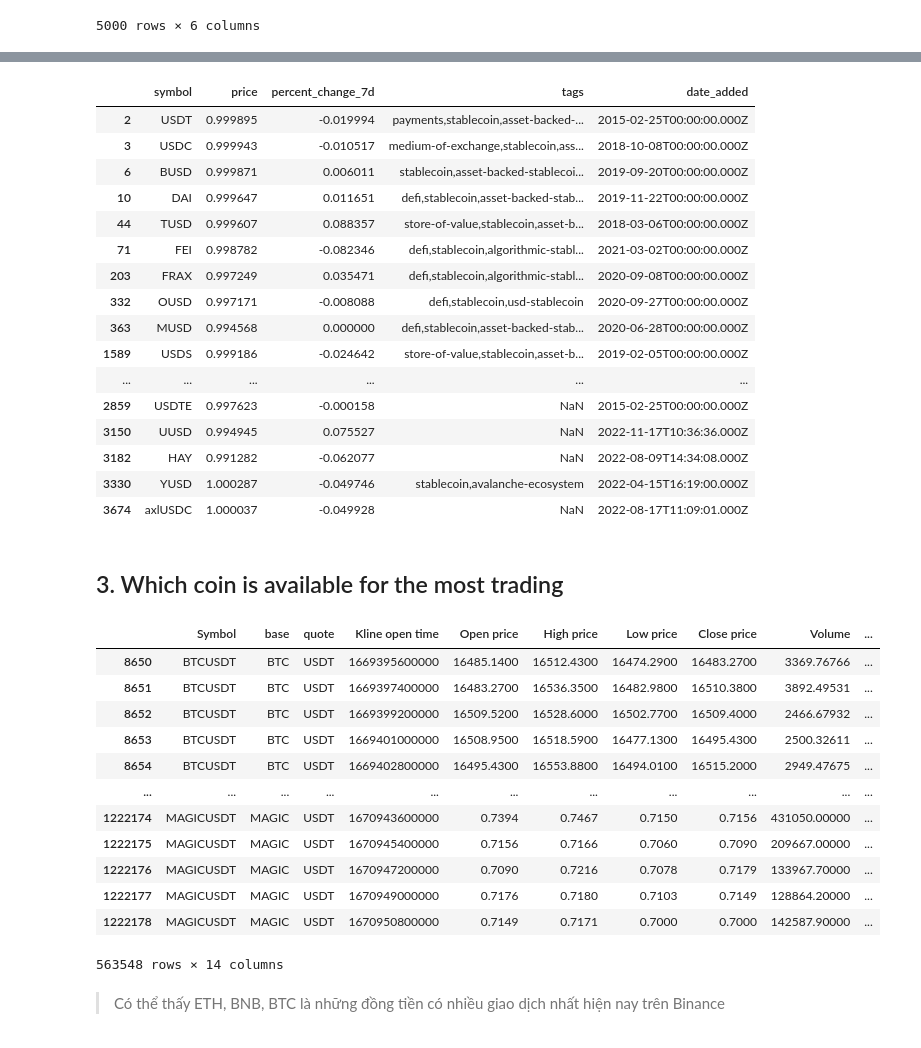
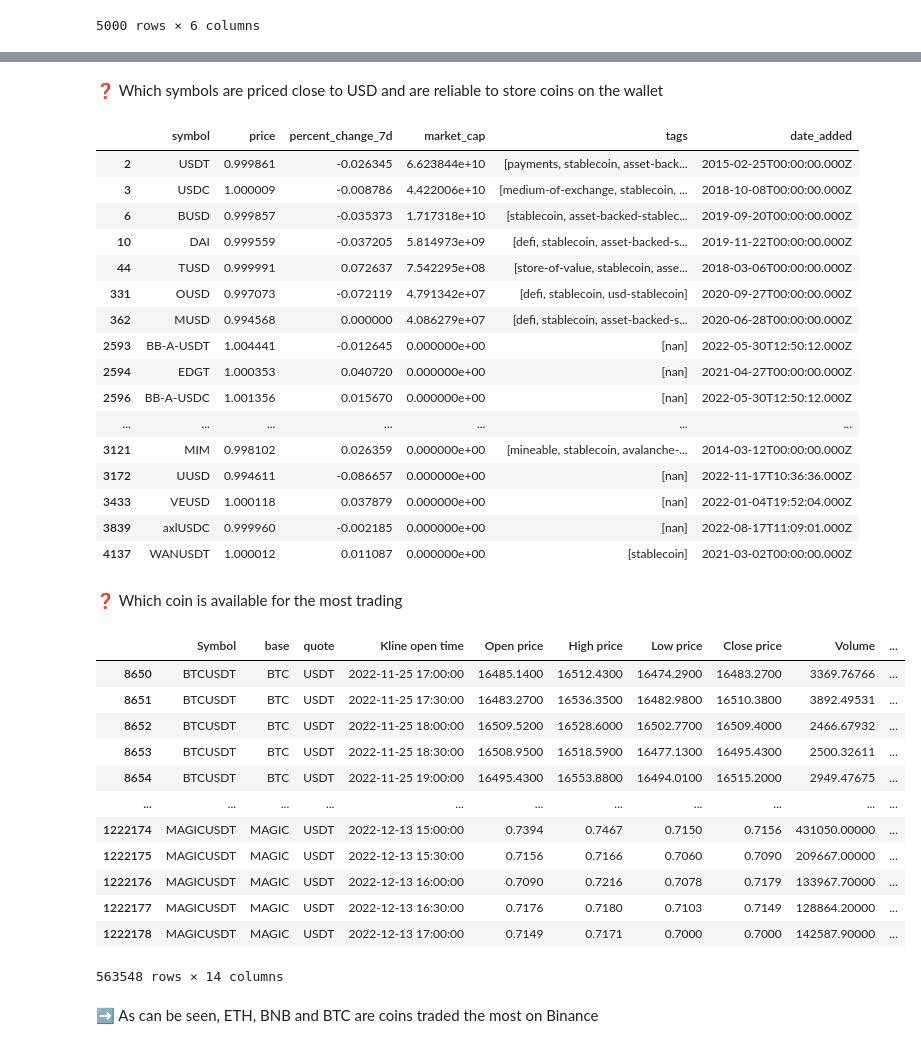
Before and after one commit to nhatruong1009/CryptoPrediction, a Jupyter notebook: src/exploring/Q_Data_Exploration.ipynb, the cells around one changed output, grey strips where cells are left out. Cells and saved outputs as stored; diff of their text form; code cells hidden in the pictures.

```diff
--- a/src/exploring/Q_Data_Exploration.ipynb
+++ b/src/exploring/Q_Data_Exploration.ipynb
@@ -98,0 +224,2 @@ Duplicate symbols:  []
+# %%
+symbols["tags"] = symbols["tags"].fillna("")
@@ -98,0 +228,2 @@ Duplicate symbols:  []
+# %%
+symbols["date_added"] = pandas.to_datetime(symbols["date_added"])
@@ -98,0 +260,3 @@ Duplicate symbols:  []
+# %%
+symbols = symbols.drop_duplicates("symbol")
+symbols
@@ -98,0 +303,4 @@ Duplicate symbols:  []
+# %%
+symbols["tags"] = symbols["tags"].apply(lambda x: str(x).split(","))
+symbols_with_tags_df = symbols.explode("tags")
+symbols_with_tags_df
@@ -99,41 +334,45 @@ Duplicate symbols:  []
+# %% [markdown]
+<p style="margin-left:1rem">❓ Which symbols are priced close to USD and are reliable to store coins on the wallet</p>
 # %%
 stable_coin_df = symbols.loc[(symbols['percent_change_7d'].abs() < 0.1) & ((symbols['price'].astype(float) - 1).abs() < 0.01)]
 stable_coin_df
 # %% [output]
-|  | symbol | price | percent_change_7d | tags | date_added |
-| 2 | USDT | 0.999895 | -0.019994 | payments,stablecoin,asset-backed-... | 2015-02-25T00:00:00.000Z |
-| 3 | USDC | 0.999943 | -0.010517 | medium-of-exchange,stablecoin,ass... | 2018-10-08T00:00:00.000Z |
-| 6 | BUSD | 0.999871 | 0.006011 | stablecoin,asset-backed-stablecoi... | 2019-09-20T00:00:00.000Z |
-| 10 | DAI | 0.999647 | 0.011651 | defi,stablecoin,asset-backed-stab... | 2019-11-22T00:00:00.000Z |
-| 44 | TUSD | 0.999607 | 0.088357 | store-of-value,stablecoin,asset-b... | 2018-03-06T00:00:00.000Z |
-| 71 | FEI | 0.998782 | -0.082346 | defi,stablecoin,algorithmic-stabl... | 2021-03-02T00:00:00.000Z |
-| 203 | FRAX | 0.997249 | 0.035471 | defi,stablecoin,algorithmic-stabl... | 2020-09-08T00:00:00.000Z |
-| 332 | OUSD | 0.997171 | -0.008088 | defi,stablecoin,usd-stablecoin | 2020-09-27T00:00:00.000Z |
-| 363 | MUSD | 0.994568 | 0.000000 | defi,stablecoin,asset-backed-stab... | 2020-06-28T00:00:00.000Z |
-| 1589 | USDS | 0.999186 | -0.024642 | store-of-value,stablecoin,asset-b... | 2019-02-05T00:00:00.000Z |
-| ... | ... | ... | ... | ... | ... |
-| 2859 | USDTE | 0.997623 | -0.000158 | NaN | 2015-02-25T00:00:00.000Z |
-| 3150 | UUSD | 0.994945 | 0.075527 | NaN | 2022-11-17T10:36:36.000Z |
-| 3182 | HAY | 0.991282 | -0.062077 | NaN | 2022-08-09T14:34:08.000Z |
-| 3330 | YUSD | 1.000287 | -0.049746 | stablecoin,avalanche-ecosystem | 2022-04-15T16:19:00.000Z |
-| 3674 | axlUSDC | 1.000037 | -0.049928 | NaN | 2022-08-17T11:09:01.000Z |
+|  | symbol | price | percent_change_7d | market_cap | tags | date_added |
+| 2 | USDT | 0.999861 | -0.026345 | 6.623844e+10 | [payments, stablecoin, asset-back... | 2015-02-25T00:00:00.000Z |
+| 3 | USDC | 1.000009 | -0.008786 | 4.422006e+10 | [medium-of-exchange, stablecoin, ... | 2018-10-08T00:00:00.000Z |
+| 6 | BUSD | 0.999857 | -0.035373 | 1.717318e+10 | [stablecoin, asset-backed-stablec... | 2019-09-20T00:00:00.000Z |
+| 10 | DAI | 0.999559 | -0.037205 | 5.814973e+09 | [defi, stablecoin, asset-backed-s... | 2019-11-22T00:00:00.000Z |
+| 44 | TUSD | 0.999991 | 0.072637 | 7.542295e+08 | [store-of-value, stablecoin, asse... | 2018-03-06T00:00:00.000Z |
+| 331 | OUSD | 0.997073 | -0.072119 | 4.791342e+07 | [defi, stablecoin, usd-stablecoin] | 2020-09-27T00:00:00.000Z |
+| 362 | MUSD | 0.994568 | 0.000000 | 4.086279e+07 | [defi, stablecoin, asset-backed-s... | 2020-06-28T00:00:00.000Z |
+| 2593 | BB-A-USDT | 1.004441 | -0.012645 | 0.000000e+00 | [nan] | 2022-05-30T12:50:12.000Z |
+| 2594 | EDGT | 1.000353 | 0.040720 | 0.000000e+00 | [nan] | 2021-04-27T00:00:00.000Z |
+| 2596 | BB-A-USDC | 1.001356 | 0.015670 | 0.000000e+00 | [nan] | 2022-05-30T12:50:12.000Z |
+| ... | ... | ... | ... | ... | ... | ... |
+| 3121 | MIM | 0.998102 | 0.026359 | 0.000000e+00 | [mineable, stablecoin, avalanche-... | 2014-03-12T00:00:00.000Z |
+| 3172 | UUSD | 0.994611 | -0.086657 | 0.000000e+00 | [nan] | 2022-11-17T10:36:36.000Z |
+| 3433 | VEUSD | 1.000118 | 0.037879 | 0.000000e+00 | [nan] | 2022-01-04T19:52:04.000Z |
+| 3839 | axlUSDC | 0.999960 | -0.002185 | 0.000000e+00 | [nan] | 2022-08-17T11:09:01.000Z |
+| 4137 | WANUSDT | 1.000012 | 0.011087 | 0.000000e+00 | [stablecoin] | 2021-03-02T00:00:00.000Z |
 # %% [markdown]
-## 3. Which coin is available for the most trading
+<p style="margin-left:1rem">❓ Which coin is available for the most trading</p>
 # %%
-f_data = data.loc[data['quote'].isin(stable_coin_df.symbol) & (~data['base'].isin(stable_coin_df.symbol))] # các cặp tiền có stable coin là quote
+f_data = prices.loc[prices['quote'].isin(stable_coin_df.symbol) & (~prices['base'].isin(stable_coin_df.symbol))] # symbols which has stable-coin quote
 f_data
 # %% [output]
 |  | Symbol | base | quote | Kline open time | Open price | High price | Low price | Close price | Volume | ... |
-| 8650 | BTCUSDT | BTC | USDT | 1669395600000 | 16485.1400 | 16512.4300 | 16474.2900 | 16483.2700 | 3369.76766 | ... |
-| 8651 | BTCUSDT | BTC | USDT | 1669397400000 | 16483.2700 | 16536.3500 | 16482.9800 | 16510.3800 | 3892.49531 | ... |
-| 8652 | BTCUSDT | BTC | USDT | 1669399200000 | 16509.5200 | 16528.6000 | 16502.7700 | 16509.4000 | 2466.67932 | ... |
-| 8653 | BTCUSDT | BTC | USDT | 1669401000000 | 16508.9500 | 16518.5900 | 16477.1300 | 16495.4300 | 2500.32611 | ... |
-| 8654 | BTCUSDT | BTC | USDT | 1669402800000 | 16495.4300 | 16553.8800 | 16494.0100 | 16515.2000 | 2949.47675 | ... |
+| 8650 | BTCUSDT | BTC | USDT | 2022-11-25 17:00:00 | 16485.1400 | 16512.4300 | 16474.2900 | 16483.2700 | 3369.76766 | ... |
+| 8651 | BTCUSDT | BTC | USDT | 2022-11-25 17:30:00 | 16483.2700 | 16536.3500 | 16482.9800 | 16510.3800 | 3892.49531 | ... |
+| 8652 | BTCUSDT | BTC | USDT | 2022-11-25 18:00:00 | 16509.5200 | 16528.6000 | 16502.7700 | 16509.4000 | 2466.67932 | ... |
+| 8653 | BTCUSDT | BTC | USDT | 2022-11-25 18:30:00 | 16508.9500 | 16518.5900 | 16477.1300 | 16495.4300 | 2500.32611 | ... |
+| 8654 | BTCUSDT | BTC | USDT | 2022-11-25 19:00:00 | 16495.4300 | 16553.8800 | 16494.0100 | 16515.2000 | 2949.47675 | ... |
 | ... | ... | ... | ... | ... | ... | ... | ... | ... | ... | ... |
-| 1222174 | MAGICUSDT | MAGIC | USDT | 1670943600000 | 0.7394 | 0.7467 | 0.7150 | 0.7156 | 431050.00000 | ... |
-| 1222175 | MAGICUSDT | MAGIC | USDT | 1670945400000 | 0.7156 | 0.7166 | 0.7060 | 0.7090 | 209667.00000 | ... |
-| 1222176 | MAGICUSDT | MAGIC | USDT | 1670947200000 | 0.7090 | 0.7216 | 0.7078 | 0.7179 | 133967.70000 | ... |
-| 1222177 | MAGICUSDT | MAGIC | USDT | 1670949000000 | 0.7176 | 0.7180 | 0.7103 | 0.7149 | 128864.20000 | ... |
-| 1222178 | MAGICUSDT | MAGIC | USDT | 1670950800000 | 0.7149 | 0.7171 | 0.7000 | 0.7000 | 142587.90000 | ... |
+| 1222174 | MAGICUSDT | MAGIC | USDT | 2022-12-13 15:00:00 | 0.7394 | 0.7467 | 0.7150 | 0.7156 | 431050.00000 | ... |
+| 1222175 | MAGICUSDT | MAGIC | USDT | 2022-12-13 15:30:00 | 0.7156 | 0.7166 | 0.7060 | 0.7090 | 209667.00000 | ... |
+| 1222176 | MAGICUSDT | MAGIC | USDT | 2022-12-13 16:00:00 | 0.7090 | 0.7216 | 0.7078 | 0.7179 | 133967.70000 | ... |
+| 1222177 | MAGICUSDT | MAGIC | USDT | 2022-12-13 16:30:00 | 0.7176 | 0.7180 | 0.7103 | 0.7149 | 128864.20000 | ... |
+| 1222178 | MAGICUSDT | MAGIC | USDT | 2022-12-13 17:00:00 | 0.7149 | 0.7171 | 0.7000 | 0.7000 | 142587.90000 | ... |
 563548 rows × 14 columns
+# %% [markdown]
+<p style="margin-left:2rem">➡️ As can be seen, ETH, BNB and BTC are coins traded the most on Binance</p>
 # %%
@@ -141,4 +380,2 @@ g_data = f_data.groupby('base').count()[['Symbol']].sort_values(by='Symbol', asc
 fig = px.bar(g_data, x=g_data.index, y='Symbol')
 fig.show()
-# %% [markdown]
-> Có thể thấy ETH, BNB, BTC là những đồng tiền có nhiều giao dịch nhất hiện nay trên Binance
```
Also changed, not shown: parts of 45 cells of this notebook.
